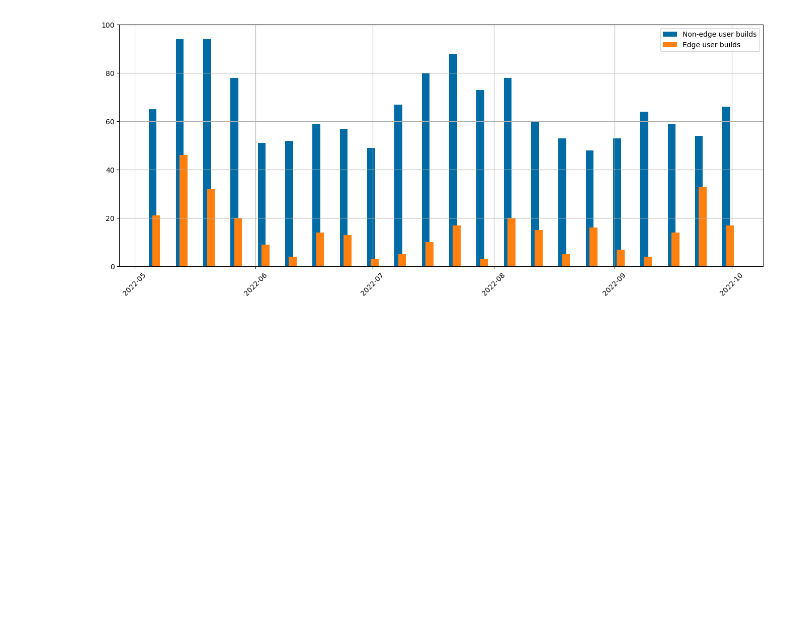
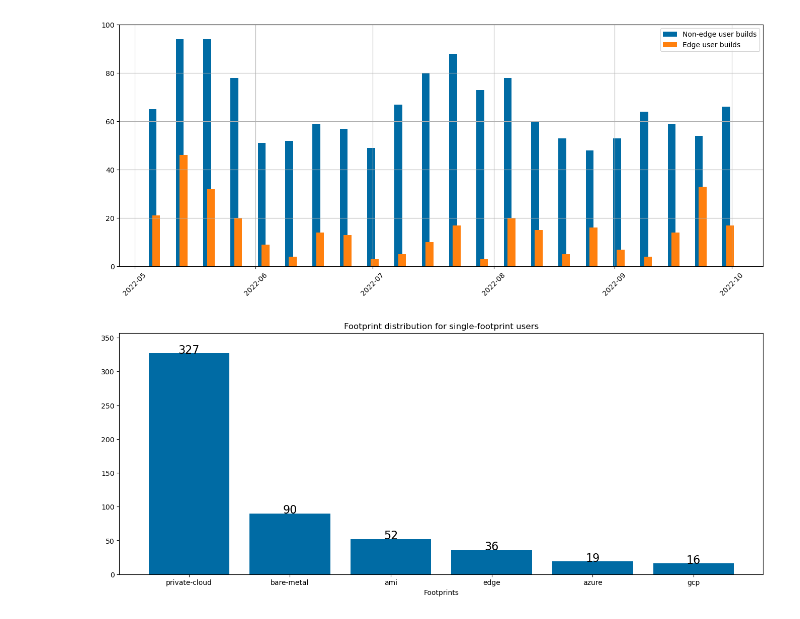
Before and after one commit to osbuild/metrics, a Jupyter notebook: notebooks/explore.ipynb, the cells around one changed output. Saved outputs shown, nothing was run; the diff lists cells and outputs as text; code cells hidden in the pictures; blank space fills up the shorter version.

Commit message:
notebooks/explore: add bar chart of single-footprint user counts

```diff
--- a/notebooks/explore.ipynb
+++ b/notebooks/explore.ipynb
@@ -204,3 +204,10 @@ mdprint("## Builds from edge vs non-edge users per week\n"
 - Users are counted as edge if they ever built at least one edge image.
 - Builds from an **edge user** are counted in **Edge user builds** regardless of the type.
 [figure]
+# %%
+# distribution of single-footprint users
+fig = plt.figure()
+ax = plt.axes([0, 0, 2, 1])
+ib.plot.single_footprint_distribution(builds, ax)
+# %% [output]
+[figure, added]
```
